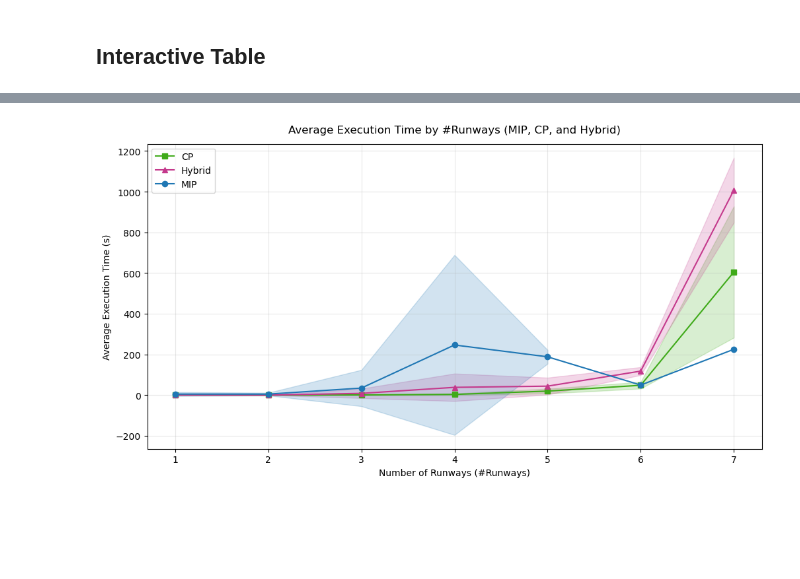
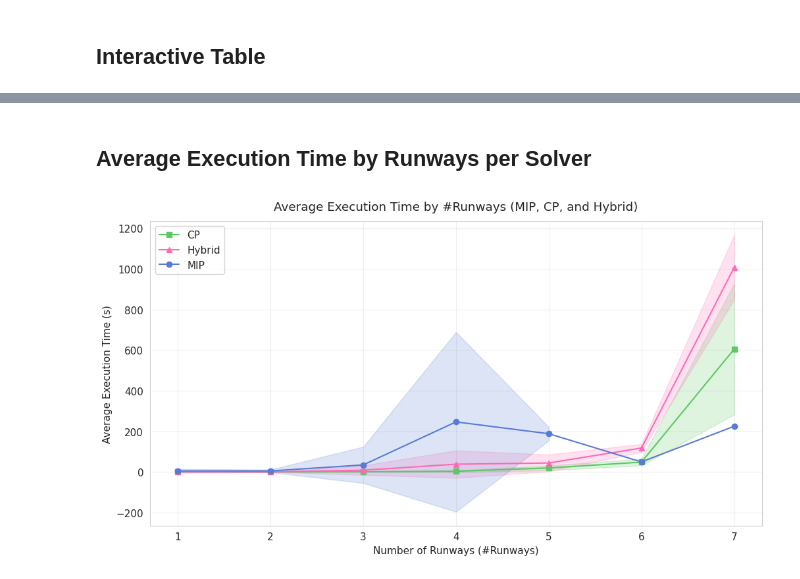
Before and after one commit to Mariana-rc01/ConstraintPlanes, a Jupyter notebook: src/Results&Analysis.ipynb, the cells around one changed output, grey strips where cells are left out. Cells and saved outputs as stored; diff of their text form; code cells hidden in the pictures; blank space fills up the shorter version.

Commit message:
add more plots to final notebook

```diff
--- a/src/Results&Analysis.ipynb
+++ b/src/Results&Analysis.ipynb
@@ -1215,51 +1225,77 @@ NUM_AIRPLANES = {
     "airland13.txt": 500
 }
 
-df = build_metrics_table(metrics_data, NUM_AIRPLANES)
+df_m = build_metrics_table(metrics_data, NUM_AIRPLANES)
 
-solver_colors = {"MIP": "#1f77b4", "CP": "#3faa19", "Hybrid": "#c4398c"}
 markers = {"MIP": "o", "CP": "s", "Hybrid": "^"}
+
+custom_colors = {
+    "MIP": "#587BD3",
+    "CP": "#5DC863",
+    "Hybrid": "#FF69B4",
+
+    "MIP Single": "#587BD3",
+    "MIP Multiple": "#2A4CA3",
+    "MIP Multiple Large Datasets": "#2A4CA3",
+
+    "CP Single": "#9DEB9D",
+    "CP Multiple": "#5DC863",
+    "CP Multiple Large Datasets": "#5DC863",
+
+    "Hybrid": "#FF69B4",
+    "Hybrid Large Datasets": "#FF69B4"
+}
+
+custom_markers = {"MIP Single": "o", "CP Single": "s", "Hybrid": "^", "MIP Multiple": "D", "CP Multiple": "X", "Hybrid Multiple": "P",
+                  "MIP Multiple Large Datasets": "D", "CP Multiple Large Datasets": "X", "Hybrid Large Datasets": "P"}
+
+strategy_colors = {"Automatic Search": "#75a9cf",
+                   "Fixed Search": "#e18cd1",
+                   "Portfolio Search": "#f3b161",
+                   "LP Search": "#79e4a2"}
+# %% [markdown]
+## Average Execution Time by Runways per Solver
 # %%
 # Filter only solvers of interest and unify names
-df_selected = df[df["Solver"].str.contains("MIP|CP|Hybrid")].copy()
+df_selected_m = df_m[df_m["Solver"].str.contains("MIP|CP|Hybrid")].copy()
 
-df_selected["Solver"] = df_selected["Solver"].replace({
+df_selected_m["Solver"] = df_selected_m["Solver"].replace({
     "MIP Multiple Large Datasets": "MIP",
     "MIP Single": "MIP",
     "MIP Multiple": "MIP",
     "CP Multiple": "CP",
     "CP Single": "CP",
     "Hybrid Large Datasets": "Hybrid"
 })
 
-df_selected["#Planes"] = pd.to_numeric(df_selected["#Planes"])
-df_selected["#Runways"] = pd.to_numeric(df_selected["#Runways"])
+df_selected_m["#Planes"] = pd.to_numeric(df_selected_m["#Planes"])
+df_selected_m["#Runways"] = pd.to_numeric(df_selected_m["#Runways"])
 
-summary = df_selected.groupby(["Solver", "#Runways"]).agg(
+summary = df_selected_m.groupby(["Solver", "#Runways"]).agg(
     Time_mean=("Time (s)", "mean"),
     Time_std=("Time (s)", "std"),
     Penalty_mean=("Penalty / Obj", "mean"),
     Penalty_std=("Penalty / Obj", "std")
 ).reset_index()
 
 # Plot mean Time ± standard deviation
 plt.figure(figsize=(12, 6))
 for solver in summary["Solver"].unique():
     data = summary[summary["Solver"] == solver]
-    plt.plot(data["#Runways"], data["Time_mean"], marker=markers[solver], label=solver, color=solver_colors[solver])
+    plt.plot(data["#Runways"], data["Time_mean"], marker=markers[solver], label=solver, color=custom_colors[solver])
     plt.fill_between(
         data["#Runways"],
         data["Time_mean"] - data["Time_std"],
         data["Time_mean"] + data["Time_std"],
         alpha=0.2,
-        color=solver_colors[solver]
+        color=custom_colors[solver]
     )
 
 plt.xlabel("Number of Runways (#Runways)")
 plt.ylabel("Average Execution Time (s)")
 plt.title("Average Execution Time by #Runways (MIP, CP, and Hybrid)")
 plt.grid(True)
 plt.legend()
 plt.show()
 # %% [output]
-[figure, old version]
+[figure, new version]
```
Also changed, not shown: parts of 19 cells of this notebook.
